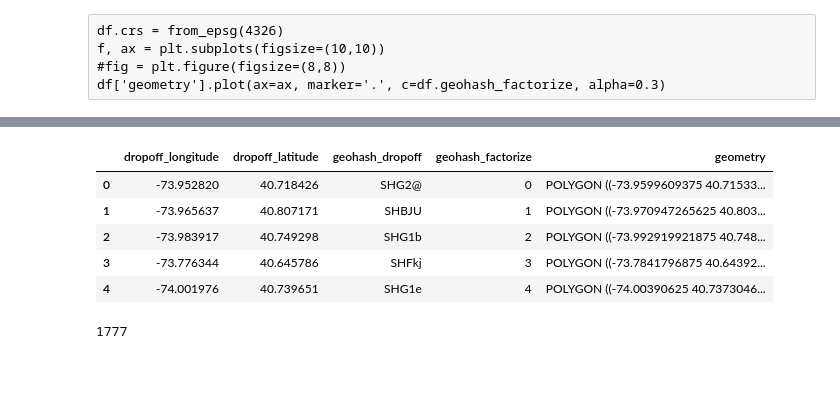
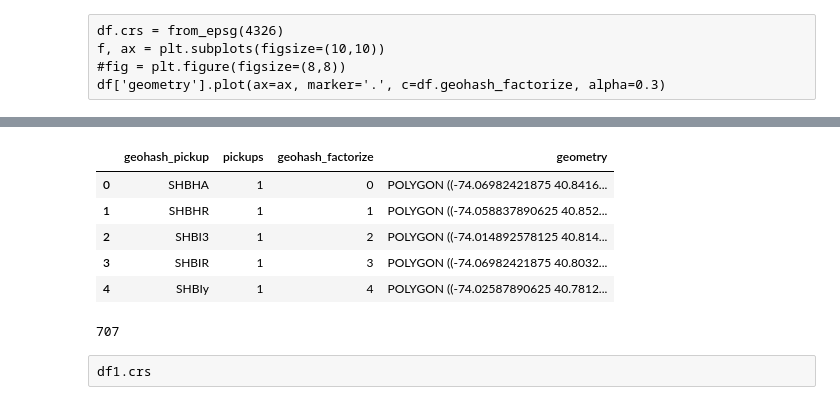
Before and after one commit to lingyielia/YellowTaxi, a Jupyter notebook: geohashmap.ipynb, the cells around one changed output, grey strips where cells are left out. Saved outputs shown, nothing was run; the diff lists cells and outputs as text; code cells hidden in the pictures; blank space fills up the shorter version.

```diff
--- a/geohashmap.ipynb
+++ b/geohashmap.ipynb
@@ -33,0 +34,3 @@ len(df.geohash_dropoff.unique())
+# %%
+df1 = df1.groupby('geohash_pickup', as_index=False).agg({'pickups':'sum'})
+df1.head()
@@ -34,2 +44,2 @@ len(df.geohash_dropoff.unique())
 # %%
-df['geohash_factorize'] = pd.factorize(df['geohash_dropoff'])[0]
+df1['geohash_factorize'] = pd.factorize(df1['geohash_pickup'])[0]
@@ -92,5 +111,5 @@ array(['SHG2@', 'SHBJU', 'SHG1b', ..., 'SHBOl', 'SHGEk', 'SHGWK'], dtype=object)
 # %%
-geohashlist = list(df.geohash_dropoff.unique())
+geohashlist = list(df1.geohash_pickup.unique())
 # %%
 len(geohashlist)
 # %% [output]
@@ -98,3 +117,4 @@ len(geohashlist)
 # %%
-df.drop(['geometry', 'lonlat'], axis=1, inplace=True)
-df.reset_index(drop=True, inplace=True)
+#df.drop(['geometry', 'lonlat'], axis=1, inplace=True)
+df1.reset_index(drop=True, inplace=True)
+df1.head()
@@ -101,22 +128,21 @@ df.reset_index(drop=True, inplace=True)
 # %%
 #add a column of geometry to dataframe
 geo = {}
 for i in range(len(geohashlist)):
     coords = ghh.rectangle(geohashlist[i])['geometry']['coordinates'][0]
-    poly = Polygon(coords)
-    geo[i] = poly
+    geo[i] = Polygon(coords)
 s = pd.Series(geo, name='geometry')
 geo = pd.DataFrame(s)
-df = df.merge(geo, left_index=True, right_index=True)
-df.head()
+df1 = df1.merge(geo, left_index=True, right_index=True)
+df1.head()
 # %% [output]
-|  | dropoff_longitude | dropoff_latitude | geohash_dropoff | geohash_factorize | geometry |
-| 0 | -73.952820 | 40.718426 | SHG2@ | 0 | POLYGON ((-73.9599609375 40.71533... |
-| 1 | -73.965637 | 40.807171 | SHBJU | 1 | POLYGON ((-73.970947265625 40.803... |
-| 2 | -73.983917 | 40.749298 | SHG1b | 2 | POLYGON ((-73.992919921875 40.748... |
-| 3 | -73.776344 | 40.645786 | SHFkj | 3 | POLYGON ((-73.7841796875 40.64392... |
-| 4 | -74.001976 | 40.739651 | SHG1e | 4 | POLYGON ((-74.00390625 40.7373046... |
+|  | geohash_pickup | pickups | geohash_factorize | geometry |
+| 0 | SHBHA | 1 | 0 | POLYGON ((-74.06982421875 40.8416... |
+| 1 | SHBHR | 1 | 1 | POLYGON ((-74.058837890625 40.852... |
+| 2 | SHBI3 | 1 | 2 | POLYGON ((-74.014892578125 40.814... |
+| 3 | SHBIR | 1 | 3 | POLYGON ((-74.06982421875 40.8032... |
+| 4 | SHBIy | 1 | 4 | POLYGON ((-74.02587890625 40.7812... |
 # %%
-len(df)
+len(df1)
 # %% [output]
-1777
+707
@@ -125 +149,3 @@ df.crs
+# %% [raw]
+df1.crs
 # %%
```
Also changed, not shown: parts of 24 cells of this notebook.
